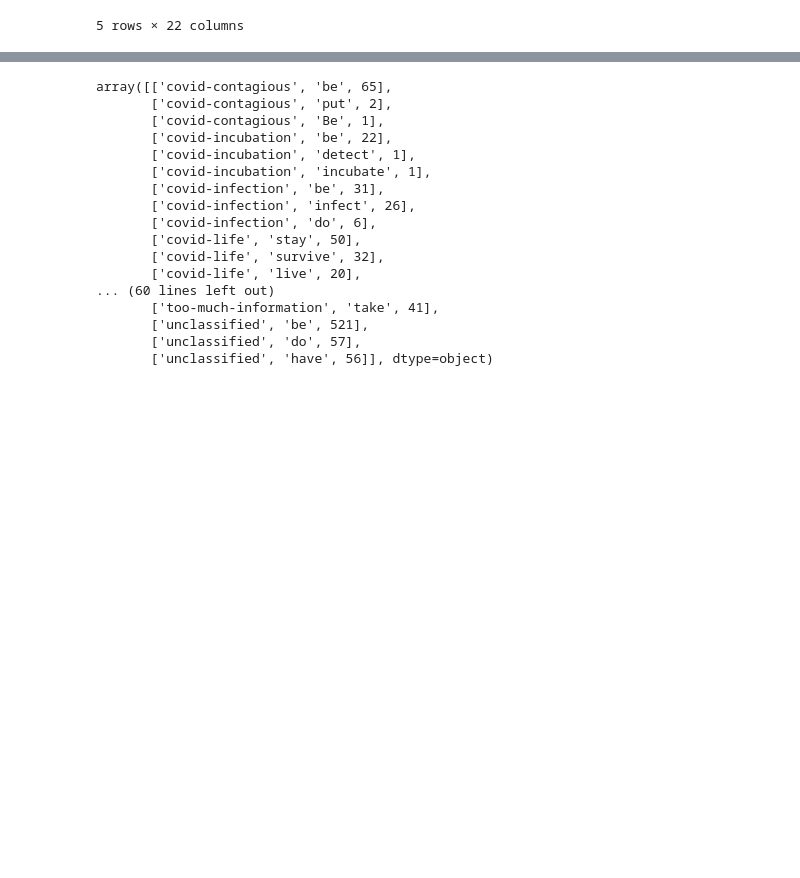
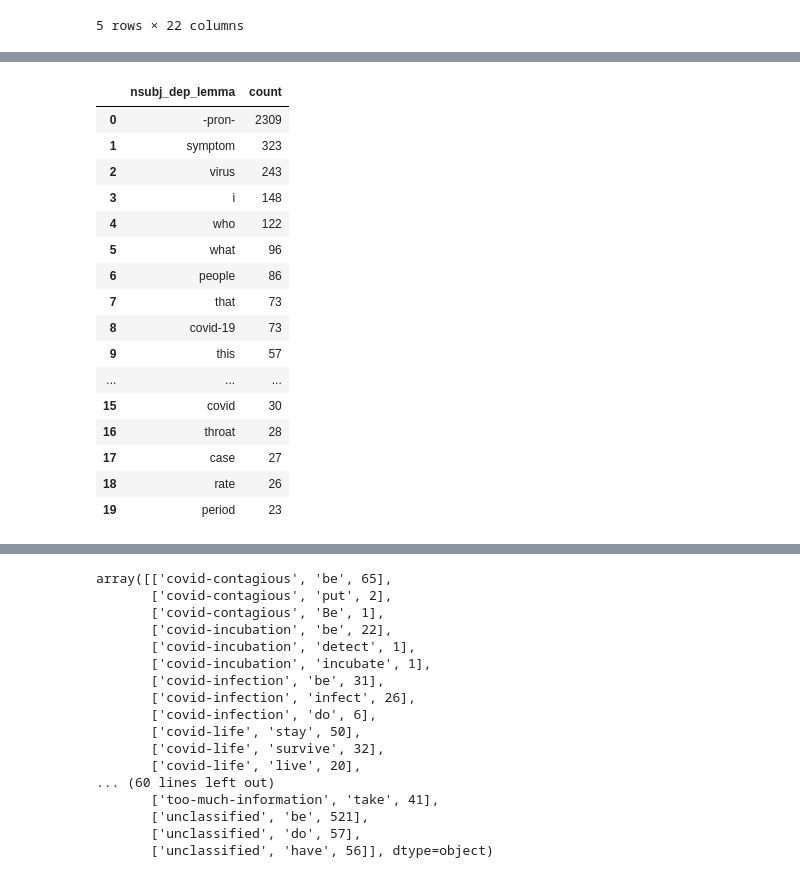
Before and after one commit to dialoguemd-archives/covidfaq, a Jupyter notebook: experiments/QuesSort Pipeline - Dependency Based.ipynb, the cells around one changed output, grey strips where cells are left out. Saved outputs shown, nothing was run; the diff lists cells and outputs as text; code cells hidden in the pictures; blank space fills up the shorter version.

Commit message:
Sync, just restructured, beginning rules modification, testing pending

```diff
--- a/experiments/QuesSort Pipeline - Dependency Based.ipynb
+++ b/experiments/QuesSort Pipeline - Dependency Based.ipynb
@@ -347,2 +247,6 @@ dataset.head()
+# %%
+dataset = functions.prepare_dependencies(dataset)
+# %%
+dataset = functions.generate_dep_vectors(dataset)
 # %%
 dependency_counts = pd.DataFrame(dependencies).apply(tuple, axis=1).to_frame(name="Dependency")
@@ -389,0 +334,3 @@ ax = ax.set(xlabel="rank of dependencies in the decreasing order", ylabel="frequ
+# %%
+reload(functions)
+dataset = functions.apply_token_rules(dataset)
@@ -497,9 +500,13 @@ def flatten_series(series):
          all_items = list(set([item for sublist in list(series) for item in sublist]))
     return all_items
 
-def get_stats(df, stat_col, groupby_col, top_count=3):
-    # dataset.explode("nsubj_lemma").groupby(["cluster","nsubj_lemma"])["nsubj_lemma"].count().rename("count").apply(lambda x: x.nlargest(3,"count"))
-    df = df.explode(stat_col).groupby([groupby_col,stat_col])[stat_col].count().rename("count").reset_index()
-#     df = df.sort_values(["cluster","count"],ascending=False)
-    df = df.groupby(groupby_col).apply(lambda x: x.nlargest(top_count,"count"))
+def get_stats(df, stat_col, groupby_col=None, top_count=3):
+    if groupby_col:
+        # dataset.explode("nsubj_lemma").groupby(["cluster","nsubj_lemma"])["nsubj_lemma"].count().rename("count").apply(lambda x: x.nlargest(3,"count"))
+        df = df.explode(stat_col).groupby([groupby_col, stat_col])[stat_col].count().rename("count").reset_index()
+        # df = df.sort_values(["cluster","count"],ascending=False)
+        df = df.groupby(groupby_col).apply(lambda x: x.nlargest(top_count,"count"))
+    else:
+        df = df.explode(stat_col).groupby(stat_col)[stat_col].count().rename("count").sort_values(ascending=False).reset_index()
+
     return df
@@ -505,0 +536,20 @@ def get_stats(df, stat_col, groupby_col, top_count=3):
+# %%
+get_stats(dataset,"nsubj_dep_lemma")[:20]
+# %% [output]
+|  | nsubj_dep_lemma | count |
+| 0 | -pron- | 2309 |
+| 1 | symptom | 323 |
+| 2 | virus | 243 |
+| 3 | i | 148 |
+| 4 | who | 122 |
+| 5 | what | 96 |
+| 6 | people | 86 |
+| 7 | that | 73 |
+| 8 | covid-19 | 73 |
+| 9 | this | 57 |
+| ... | ... | ... |
+| 15 | covid | 30 |
+| 16 | throat | 28 |
+| 17 | case | 27 |
+| 18 | rate | 26 |
+| 19 | period | 23 |
```
Also changed, not shown: parts of 72 cells of this notebook, 2 other files.
